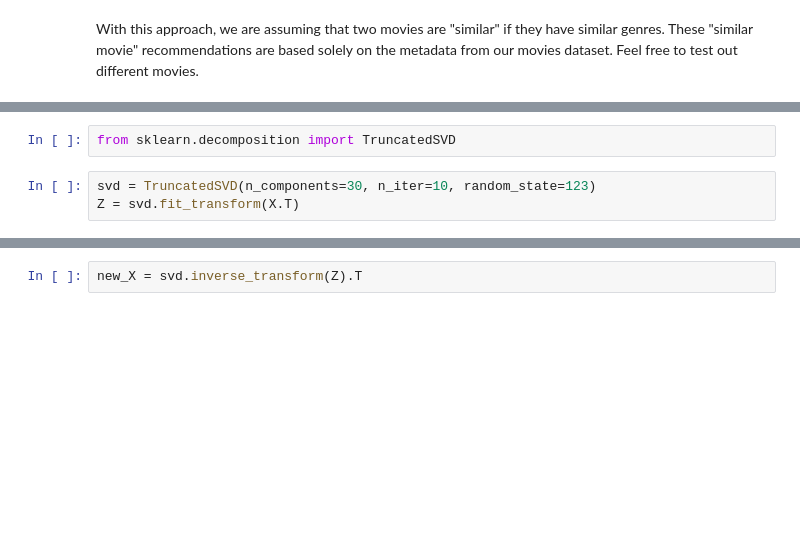
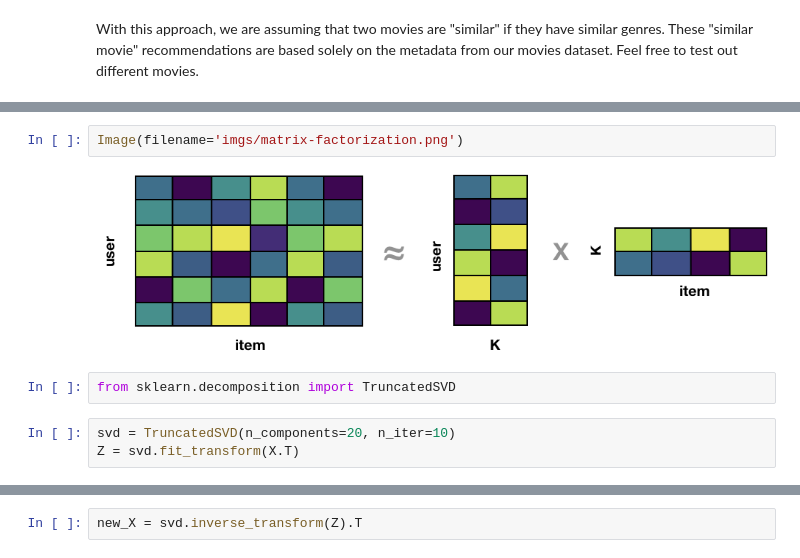
Before and after one commit to topspinj/pydata-workshop, a Jupyter notebook: tutorial.ipynb, the cells around one changed output, grey strips where cells are left out. Cells and saved outputs as stored; diff of their text form; blank space fills up the shorter version.

```diff
--- a/tutorial.ipynb
+++ b/tutorial.ipynb
@@ -495,8 +500,12 @@ $$X_{mn}\approx P_{mk}\times Q_{nk}^T = \hat{X} $$
 <img src="imgs/matrix-factorization.png" width="50%"/>
+# %%
+Image(filename='imgs/matrix-factorization.png')
+# %% [output]
+[figure, added]
 # %%
 from sklearn.decomposition import TruncatedSVD
 # %%
-svd = TruncatedSVD(n_components=30, n_iter=10, random_state=123)
+svd = TruncatedSVD(n_components=20, n_iter=10)
 Z = svd.fit_transform(X.T)
 # %%
 movie_id = 1
```
Also changed, not shown: parts of 15 cells of this notebook.
